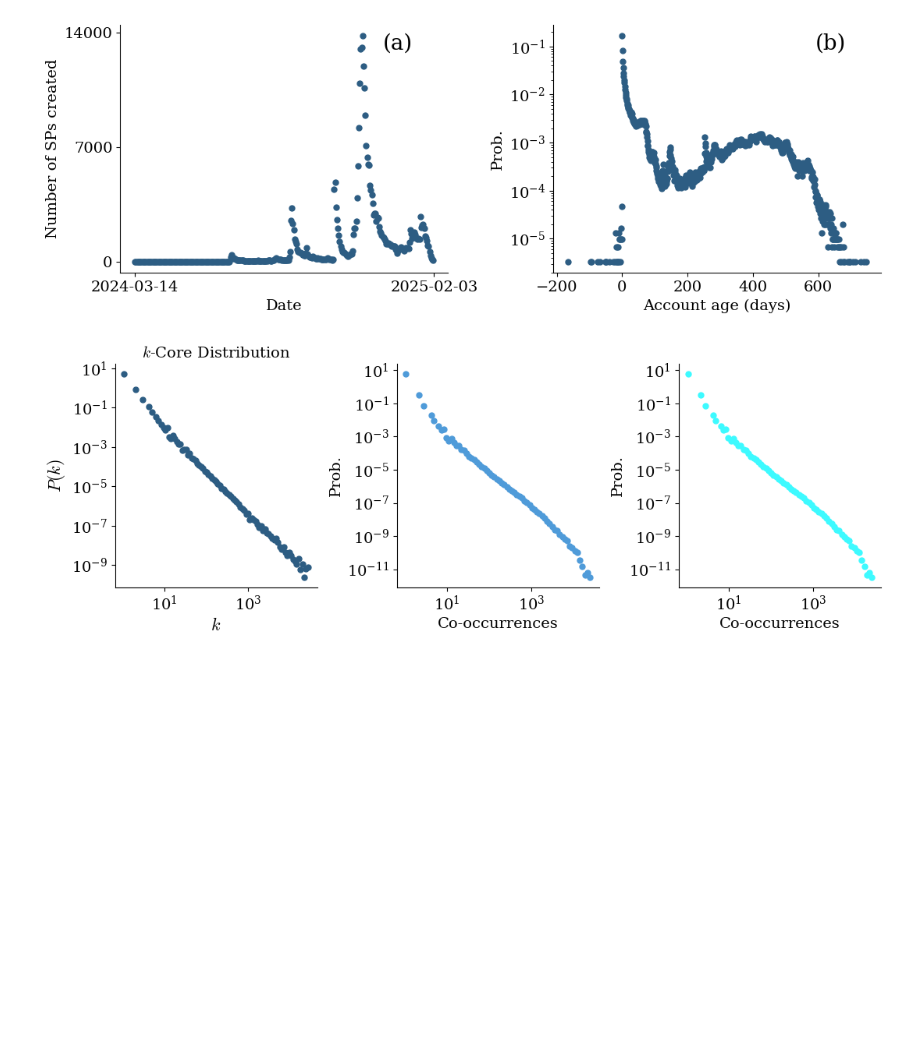
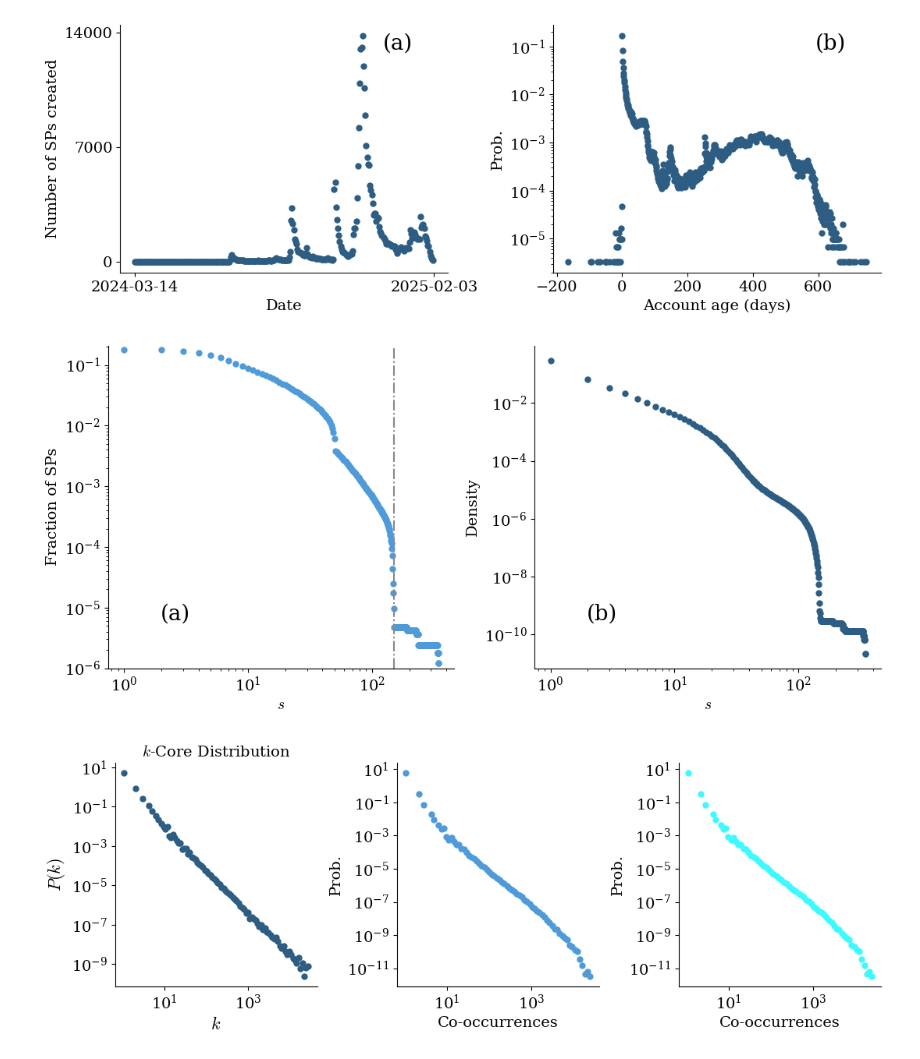
Before and after one commit to nwlandry/a-blue-start, a Jupyter notebook: plot_starterpack_stats.ipynb, the cells around one changed output. Drawn from its saved outputs; the diff is of its cells as text; code cells hidden in the pictures; blank space fills up the shorter version.

Commit message:
update line graph

```diff
--- a/plot_starterpack_stats.ipynb
+++ b/plot_starterpack_stats.ipynb
@@ -165,36 +169,50 @@ plt.show()
 # %% [output]
 [figure]
 # %%
-df = pd.read_csv("results/s_count.txt", sep="\t")
+df = pd.read_csv("data/s_count.txt", sep="\t")
 
 plt.figure(figsize=(11, 5), dpi=100)
 
 plt.subplot(121)
 ax = plt.gca()
 plt.text(0.15, 0.15, "(a)", fontsize=20, transform=ax.transAxes)
 
-plt.plot(df["s"], df["edges"], "o", color=colors[0], markersize=5)
+ymin = 1e-6
+ymax = max(df["nodes"] / num_nodes)*1.15
+plt.plot(df["s"], df["nodes"] / num_nodes, "o", color=colors[1], markersize=5)
+plt.plot([150, 150], [ymin, ymax], "-.", label="Max. SP size", color=colors[4])
+
 plt.xlabel(r"$s$")
-plt.ylabel("Number of Edges")
+plt.ylabel("Fraction of SPs")
 plt.yscale("log")
 plt.xscale("log")
 # plt.xticks(ticks=range(df["s"].min(), df["s"].max() + 1, 50))
 sns.despine()
 
+plt.ylim([ymin, ymax])
+
 plt.subplot(122)
 ax = plt.gca()
 plt.text(0.15, 0.15, "(b)", fontsize=20, transform=ax.transAxes)
 
-plt.plot(df["s"], df["nodes"], "o", color=colors[1], markersize=5)
+max_edges = (num_edges - 1) * num_edges / 2
+ymin = 1e-11
+ymax = max(df["edges"]/max_edges)*1.15
+plt.plot(df["s"], df["edges"]/max_edges, "o", color=colors[0], markersize=5)
+# plt.plot([150, 150], [0, 120], "-.", label="Max. SP size", color=colors[4])
+
 plt.xlabel(r"$s$")
-plt.ylabel("Number of Nodes")
+plt.ylabel("Density")
 plt.yscale("log")
 plt.xscale("log")
 # plt.xticks(ticks=range(df["s"].min(), df["s"].max() + 1, 50))
 sns.despine()
+# plt.ylim([ymin, ymax])
 
 plt.tight_layout()
 plt.savefig("figures/sline_graph_stats.pdf", dpi=1000)
+# %% [output]
+[figure, added]
 # %%
 cooccurrence_counts = np.loadtxt(
     "data/starterpack_pair_co-occurrence.csv.gz", dtype=int
```
Also changed, not shown: parts of 2 cells of this notebook, 1 other file.
